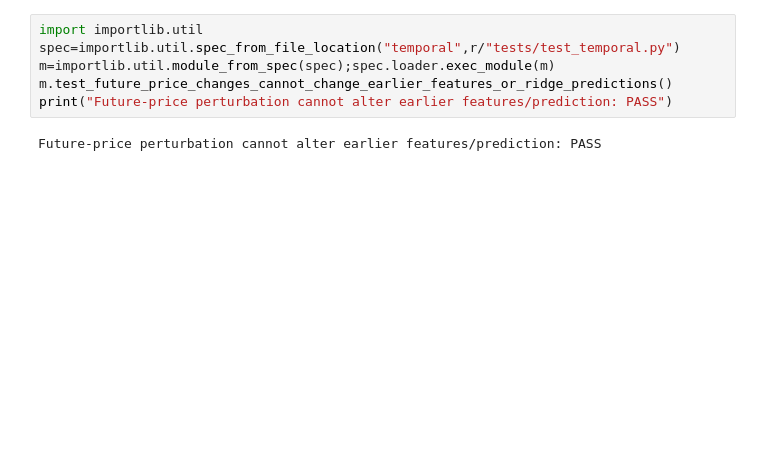
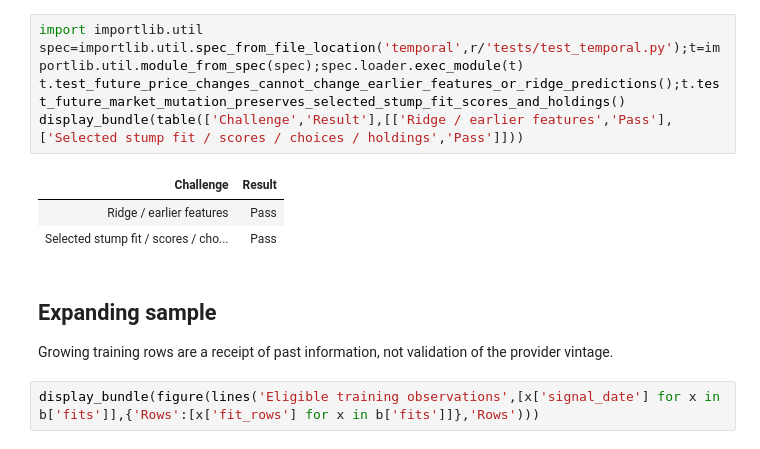
Before and after one commit to thvh2006/systematic-equity-ml-research, a Jupyter notebook: notebooks/02_hypotheses_labels_and_features.ipynb, the cells around one changed output. Saved outputs shown, nothing was run; the diff lists cells and outputs as text; blank space fills up the shorter version.

```diff
--- a/notebooks/02_hypotheses_labels_and_features.ipynb
+++ b/notebooks/02_hypotheses_labels_and_features.ipynb
@@ -37,8 +53,15 @@ Saved fit windows: 36
 # %%
 import importlib.util
-spec=importlib.util.spec_from_file_location("temporal",r/"tests/test_temporal.py")
-m=importlib.util.module_from_spec(spec);spec.loader.exec_module(m)
-m.test_future_price_changes_cannot_change_earlier_features_or_ridge_predictions()
-print("Future-price perturbation cannot alter earlier features/prediction: PASS")
+spec=importlib.util.spec_from_file_location('temporal',r/'tests/test_temporal.py');t=importlib.util.module_from_spec(spec);spec.loader.exec_module(t)
+t.test_future_price_changes_cannot_change_earlier_features_or_ridge_predictions();t.test_future_market_mutation_preserves_selected_stump_fit_scores_and_holdings()
+display_bundle(table(['Challenge','Result'],[['Ridge / earlier features','Pass'],['Selected stump fit / scores / choices / holdings','Pass']]))
 # %% [output]
-Future-price perturbation cannot alter earlier features/prediction: PASS
+| Challenge | Result |
+| Ridge / earlier features | Pass |
+| Selected stump fit / scores / cho... | Pass |
+# %% [markdown]
+## Expanding sample
+
+Growing training rows are a receipt of past information, not validation of the provider vintage.
+# %%
+display_bundle(figure(lines('Eligible training observations',[x['signal_date'] for x in b['fits']],{'Rows':[x['fit_rows'] for x in b['fits']]},'Rows')))
```
Also changed, not shown: parts of 14 cells of this notebook, 7 other files.
